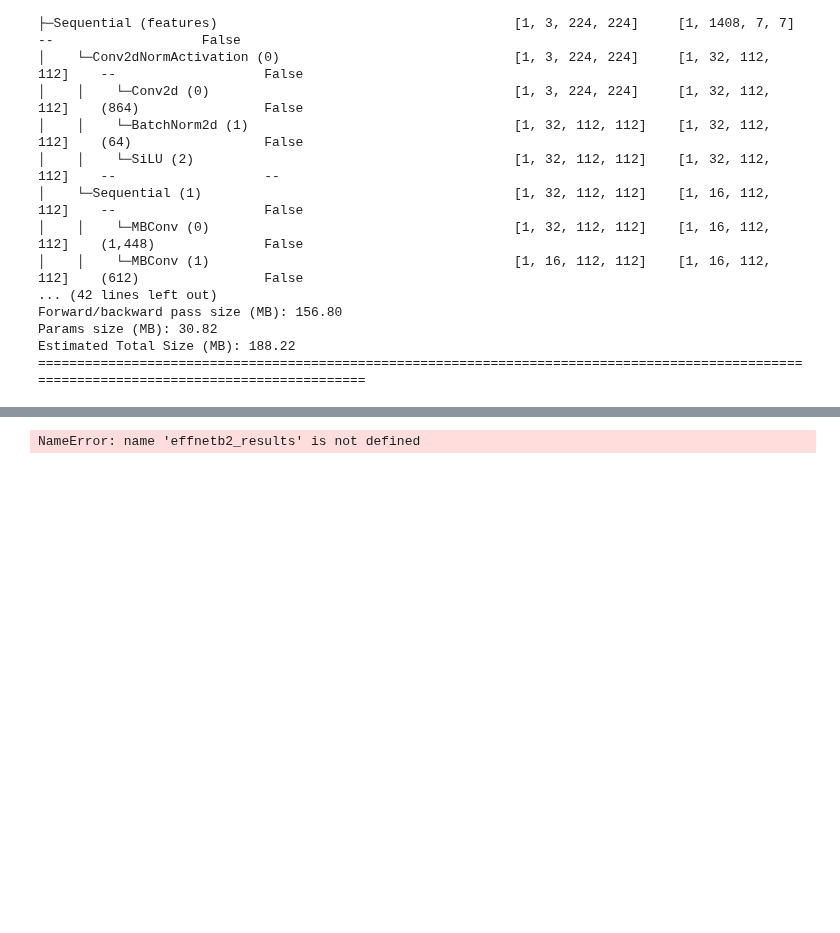
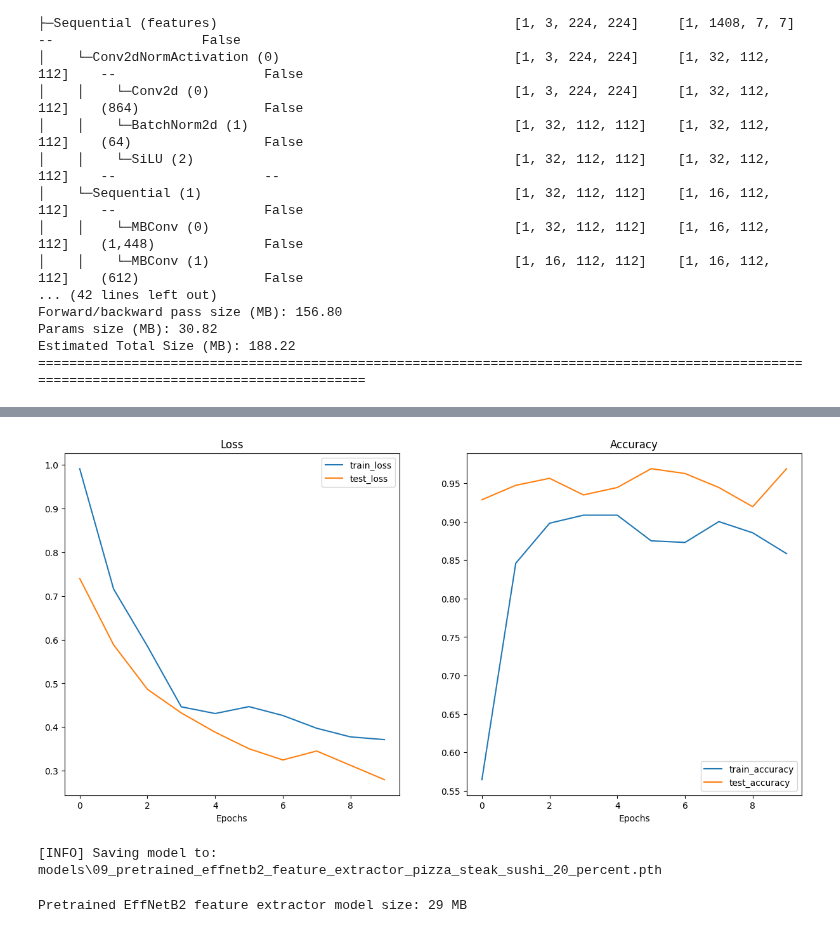
Before and after one commit to AlexanderAKM/Pytorch-Fundamentals, a Jupyter notebook: 09_pytorch_model_deployment.ipynb, the cells around one changed output, grey strips where cells are left out. Saved outputs shown, nothing was run; the diff lists cells and outputs as text; code cells hidden in the pictures; blank space fills up the shorter version.

Commit message:
Saved the first model

```diff
--- a/09_pytorch_model_deployment.ipynb
+++ b/09_pytorch_model_deployment.ipynb
@@ -139,4 +145,22 @@ Compile with `TORCH_USE_CUDA_DSA` to enable device-side assertions.
-# %%
-effnetb2_results
-# %% [output]
-NameError: name 'effnetb2_results' is not defined
+# %%
+from helper_functions import plot_loss_curves
+
+plot_loss_curves(effnetb2_results)
+# %% [output]
+[figure, added]
+# %%
+# Could perhaps use some data augmentation but won't do that now
+from going_modular import utils
+
+utils.save_model(model=effnetb2,
+                 target_dir="models",
+                 model_name="09_pretrained_effnetb2_feature_extractor_pizza_steak_sushi_20_percent.pth")
+# %% [output]
+[INFO] Saving model to: models\09_pretrained_effnetb2_feature_extractor_pizza_steak_sushi_20_percent.pth
+# %%
+from pathlib import Path
+
+pretrained_effnetb2_model_size = Path("models/09_pretrained_effnetb2_feature_extractor_pizza_steak_sushi_20_percent.pth").stat().st_size // (1024*1024)
+print(f"Pretrained EffNetB2 feature extractor model size: {pretrained_effnetb2_model_size} MB")
+# %% [output]
+Pretrained EffNetB2 feature extractor model size: 29 MB
```
Also changed, not shown: parts of 1 cell of this notebook.
